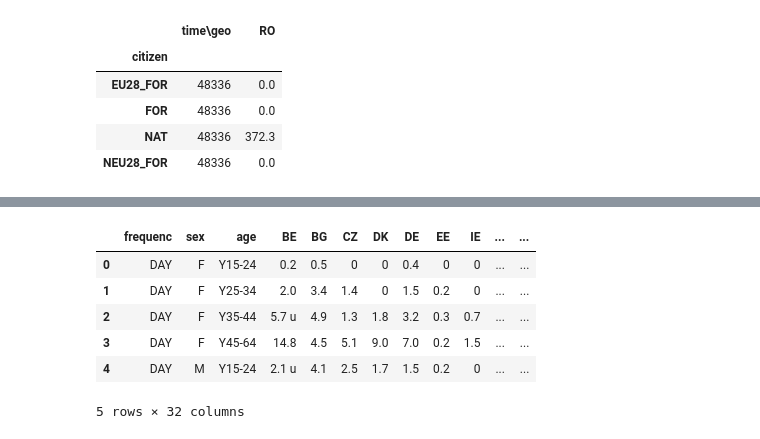
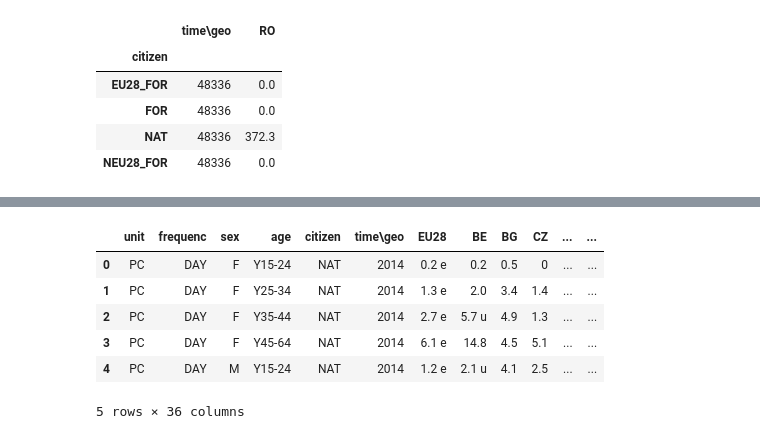
Before and after one commit to Helenagh90/alcohol_consumption_project, a Jupyter notebook: Clean.ipynb, the cells around one changed output, grey strips where cells are left out. Saved outputs shown, nothing was run; the diff lists cells and outputs as text; code cells hidden in the pictures.

```diff
--- a/Clean.ipynb
+++ b/Clean.ipynb
@@ -96,4 +75,5 @@ df.groupby(by = "age").agg(sum)
 # %%
+# Eliminamos todos los intervalos que no vamos a usar en el estudio:
 df = df.drop(df[df["age"] == "TOTAL"].index).drop(df[df["age"] == "Y15-29"].index).drop(df[df["age"] == "Y15-64"].index).drop(df[df["age"] == "Y18-24"].index).drop(df[df["age"] == "Y18-44"].index).drop(df[df["age"] == "Y18-64"].index).drop(df[df["age"] == "Y25-64"].index).drop(df[df["age"] == "Y45-54"].index).drop(df[df["age"] == "Y65-74"].index).drop(df[df["age"] == "Y55-64"].index).drop(df[df["age"] == "Y_GE18"].index).drop(df[df["age"] == "Y_GE65"].index).drop(df[df["age"] == "Y_GE75"].index)
-df.groupby(by = "age").agg(sum)
+df["age"].unique()
 # %% [output]
@@ -148,12 +119,13 @@ df.head()
 # %%
+# Reseteamos index:
 df = df.reset_index()
-df = df.drop(["unit", "time\geo", "EU28", "citizen", "index"], axis = 1)
+df = df.drop("index", axis = 1)
 df.head()
 # %% [output]
-|  | frequenc | sex | age | BE | BG | CZ | DK | DE | EE | IE | ... | ... |
-| 0 | DAY | F | Y15-24 | 0.2 | 0.5 | 0 | 0 | 0.4 | 0 | 0 | ... | ... |
-| 1 | DAY | F | Y25-34 | 2.0 | 3.4 | 1.4 | 0 | 1.5 | 0.2 | 0 | ... | ... |
-| 2 | DAY | F | Y35-44 | 5.7 u | 4.9 | 1.3 | 1.8 | 3.2 | 0.3 | 0.7 | ... | ... |
-| 3 | DAY | F | Y45-64 | 14.8 | 4.5 | 5.1 | 9.0 | 7.0 | 0.2 | 1.5 | ... | ... |
-| 4 | DAY | M | Y15-24 | 2.1 u | 4.1 | 2.5 | 1.7 | 1.5 | 0.2 | 0 | ... | ... |
+|  | unit | frequenc | sex | age | citizen | time\geo | EU28 | BE | BG | CZ | ... | ... |
+| 0 | PC | DAY | F | Y15-24 | NAT | 2014 | 0.2 e | 0.2 | 0.5 | 0 | ... | ... |
+| 1 | PC | DAY | F | Y25-34 | NAT | 2014 | 1.3 e | 2.0 | 3.4 | 1.4 | ... | ... |
+| 2 | PC | DAY | F | Y35-44 | NAT | 2014 | 2.7 e | 5.7 u | 4.9 | 1.3 | ... | ... |
+| 3 | PC | DAY | F | Y45-64 | NAT | 2014 | 6.1 e | 14.8 | 4.5 | 5.1 | ... | ... |
+| 4 | PC | DAY | M | Y15-24 | NAT | 2014 | 1.2 e | 2.1 u | 4.1 | 2.5 | ... | ... |
-5 rows × 32 columns
+5 rows × 36 columns
```
Also changed, not shown: parts of 19 cells of this notebook.
